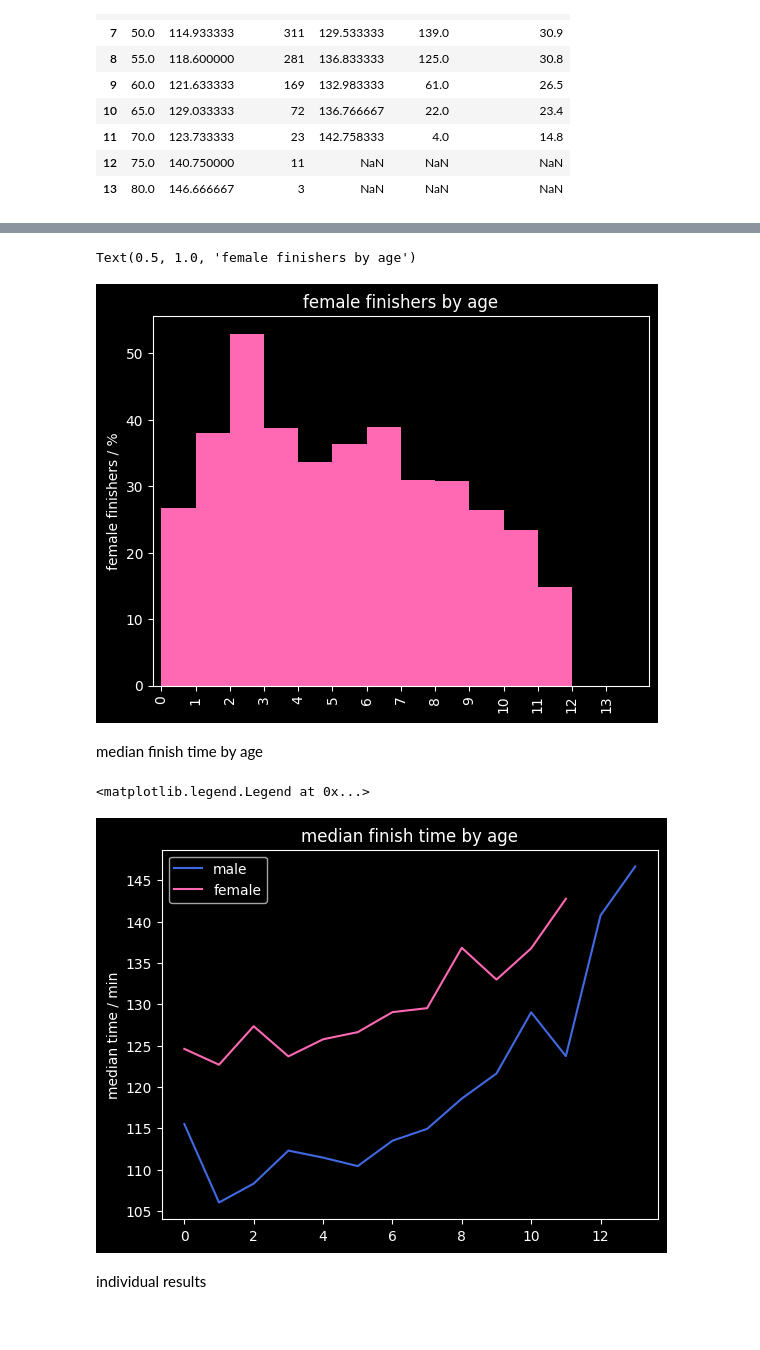
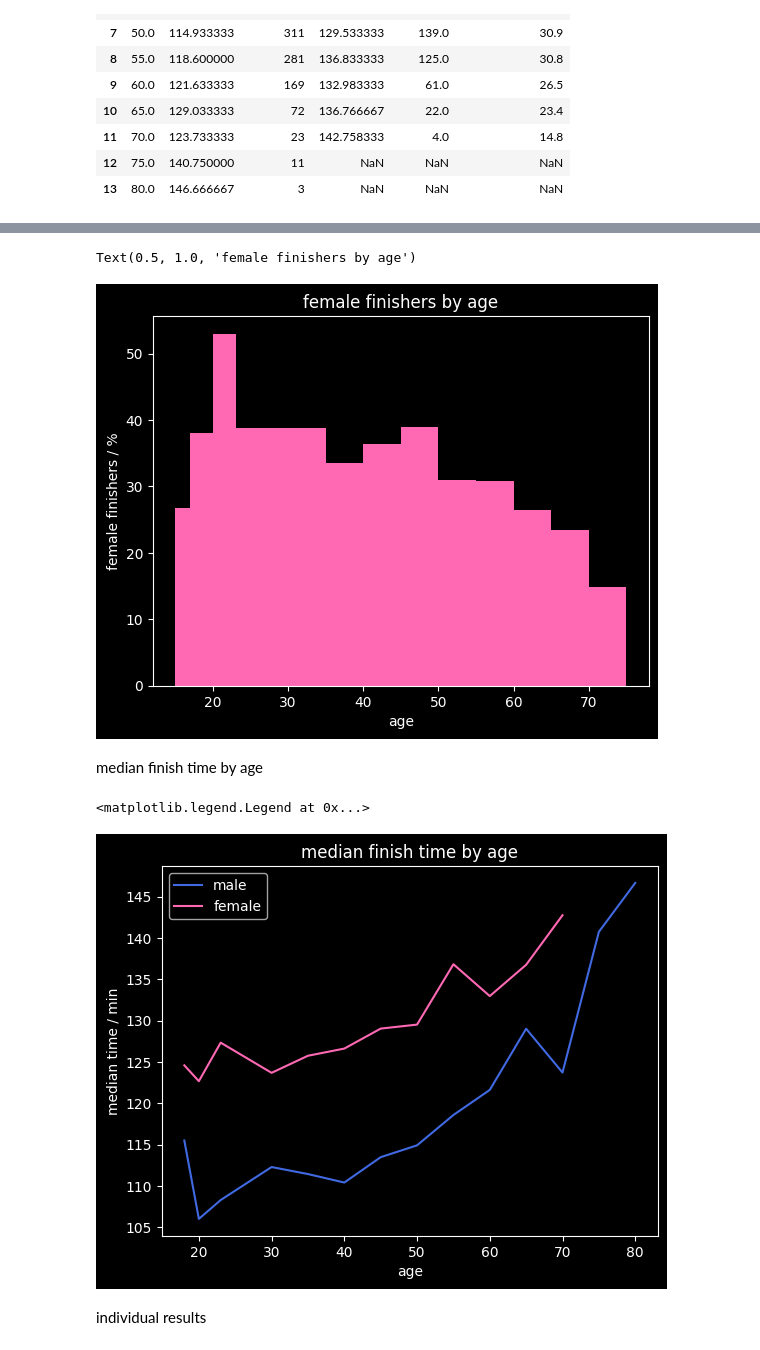
Before and after one commit to gerritnowald/Gutenberg-Halbmarathon-Mainz-2025-analysis, a Jupyter notebook: analysis.ipynb, the cells around one changed output, grey strips where cells are left out. Drawn from its saved outputs; the diff is of its cells as text; code cells hidden in the pictures.

Commit message:
fixed xlabel

```diff
--- a/analysis.ipynb
+++ b/analysis.ipynb
@@ -127,23 +128,27 @@ plt.legend()
 [figure]
 # %%
-df_age['female_percentage'].plot.bar(color=color_f, align='edge', width=1)
+plt.bar(df_age['age'].iloc[:3], df_age['female_percentage'].iloc[:3], color=color_f, align='edge', width=-3)
+plt.bar(df_age['age'].iloc[2],  df_age['female_percentage'].iloc[3],  color=color_f, align='edge', width=12)
+plt.bar(df_age['age'].iloc[4:], df_age['female_percentage'].iloc[4:], color=color_f, align='edge', width=5)
+
+plt.xlabel('age')
 plt.ylabel('female finishers / %')
 plt.title('female finishers by age')
 # %% [output]
 Text(0.5, 1.0, 'female finishers by age')
-[figure, old version]
+[figure, new version]
 # %% [markdown]
 median finish time by age
 # %%
-df_age.plot(y=['time_min_m','time_min_f'], color=[color_m, color_f], label=['male','female'])
+df_age.plot(x='age', y=['time_min_m','time_min_f'], color=[color_m, color_f], label=['male','female'])
 plt.ylabel('median time / min')
 plt.title('median finish time by age')
 plt.legend()
 
 # plt.savefig('finish_time_age.png', dpi=300, transparent=True)
 # %% [output]
 <matplotlib.legend.Legend at 0x...>
-[figure, old version]
+[figure, new version]
 # %% [markdown]
 individual results
 # %%
```
Also changed, not shown: parts of 1 cell of this notebook.
